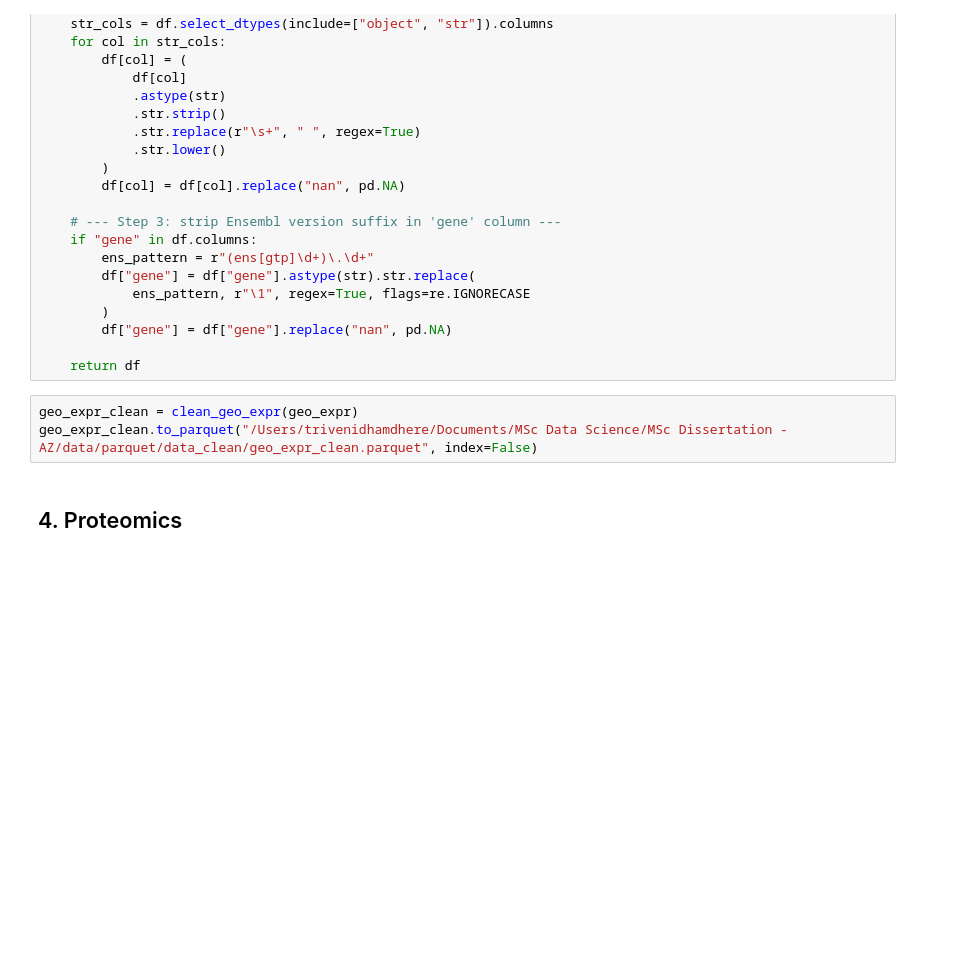
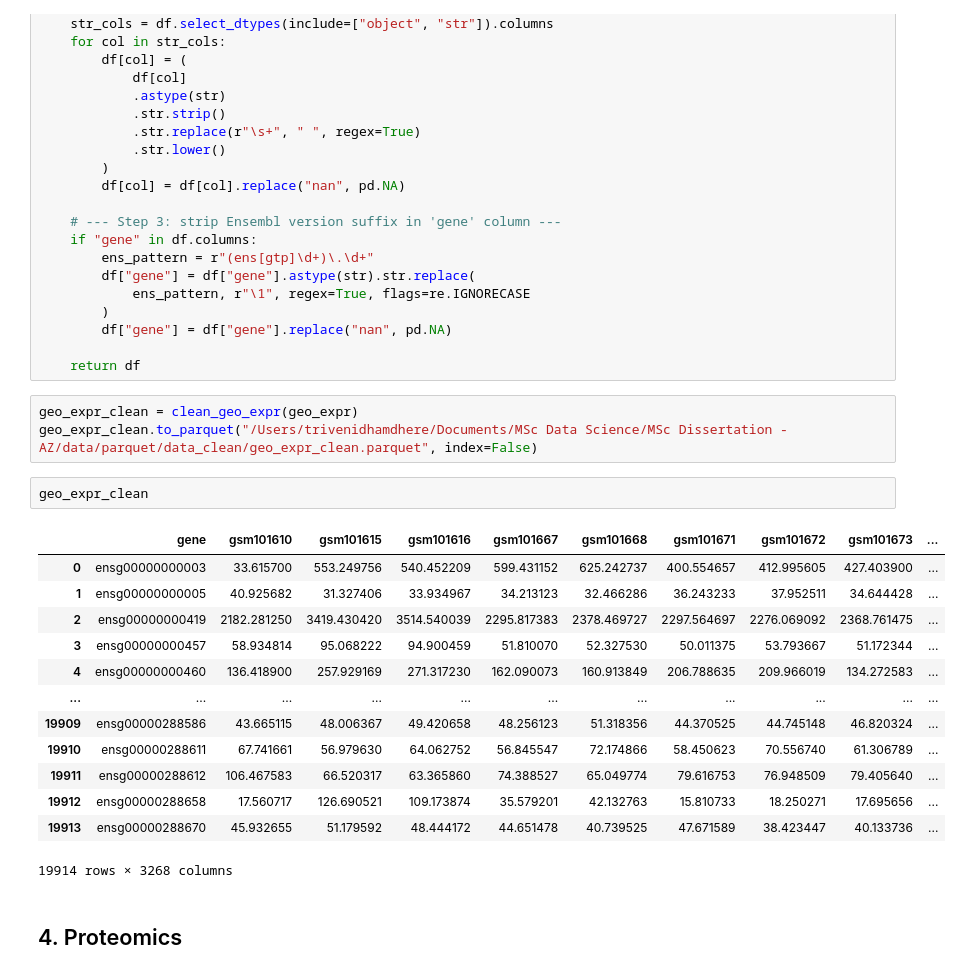
Before and after one commit to UoB-AstraZeneca-25-26/UoB-GeneTraceAI-25-26, a Jupyter notebook: src/02_data_cleaning_pipeline.ipynb, the cells around one changed output. Saved outputs shown, nothing was run; the diff lists cells and outputs as text; blank space fills up the shorter version.

```diff
--- a/src/02_data_cleaning_pipeline.ipynb
+++ b/src/02_data_cleaning_pipeline.ipynb
@@ -228,6 +270,22 @@ def clean_geo_expr(df):
 # %%
 geo_expr_clean = clean_geo_expr(geo_expr)
 geo_expr_clean.to_parquet("/Users/trivenidhamdhere/Documents/MSc Data Science/MSc Dissertation - AZ/data/parquet/data_clean/geo_expr_clean.parquet", index=False)
+# %%
+geo_expr_clean
+# %% [output]
+|  | gene | gsm101610 | gsm101615 | gsm101616 | gsm101667 | gsm101668 | gsm101671 | gsm101672 | gsm101673 | ... |
+| 0 | ensg00000000003 | 33.615700 | 553.249756 | 540.452209 | 599.431152 | 625.242737 | 400.554657 | 412.995605 | 427.403900 | ... |
+| 1 | ensg00000000005 | 40.925682 | 31.327406 | 33.934967 | 34.213123 | 32.466286 | 36.243233 | 37.952511 | 34.644428 | ... |
+| 2 | ensg00000000419 | 2182.281250 | 3419.430420 | 3514.540039 | 2295.817383 | 2378.469727 | 2297.564697 | 2276.069092 | 2368.761475 | ... |
+| 3 | ensg00000000457 | 58.934814 | 95.068222 | 94.900459 | 51.810070 | 52.327530 | 50.011375 | 53.793667 | 51.172344 | ... |
+| 4 | ensg00000000460 | 136.418900 | 257.929169 | 271.317230 | 162.090073 | 160.913849 | 206.788635 | 209.966019 | 134.272583 | ... |
+| ... | ... | ... | ... | ... | ... | ... | ... | ... | ... | ... |
+| 19909 | ensg00000288586 | 43.665115 | 48.006367 | 49.420658 | 48.256123 | 51.318356 | 44.370525 | 44.745148 | 46.820324 | ... |
+| 19910 | ensg00000288611 | 67.741661 | 56.979630 | 64.062752 | 56.845547 | 72.174866 | 58.450623 | 70.556740 | 61.306789 | ... |
+| 19911 | ensg00000288612 | 106.467583 | 66.520317 | 63.365860 | 74.388527 | 65.049774 | 79.616753 | 76.948509 | 79.405640 | ... |
+| 19912 | ensg00000288658 | 17.560717 | 126.690521 | 109.173874 | 35.579201 | 42.132763 | 15.810733 | 18.250271 | 17.695656 | ... |
+| 19913 | ensg00000288670 | 45.932655 | 51.179592 | 48.444172 | 44.651478 | 40.739525 | 47.671589 | 38.423447 | 40.133736 | ... |
+19914 rows × 3268 columns
 # %% [markdown]
 ## 4. Proteomics
 # %%
```
Also changed, not shown: parts of 46 cells of this notebook.
